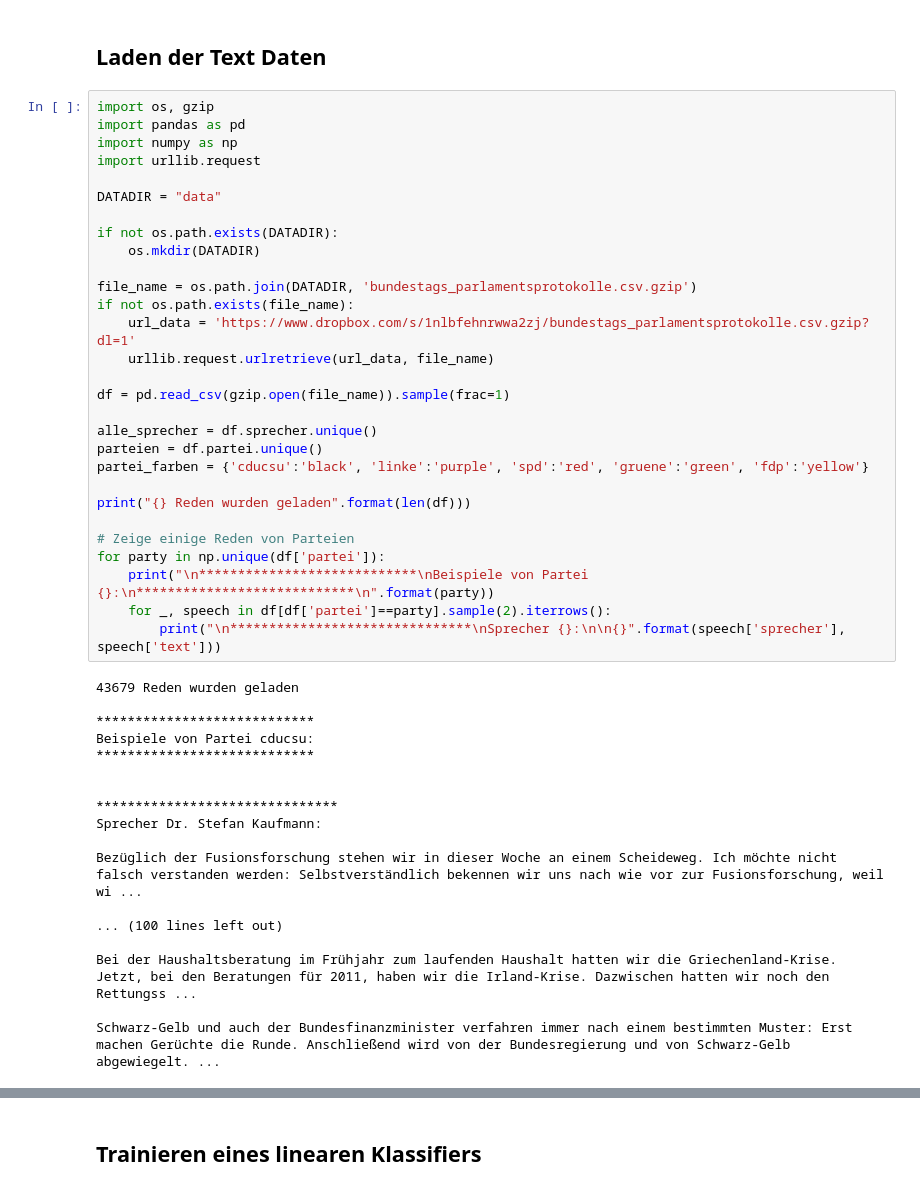
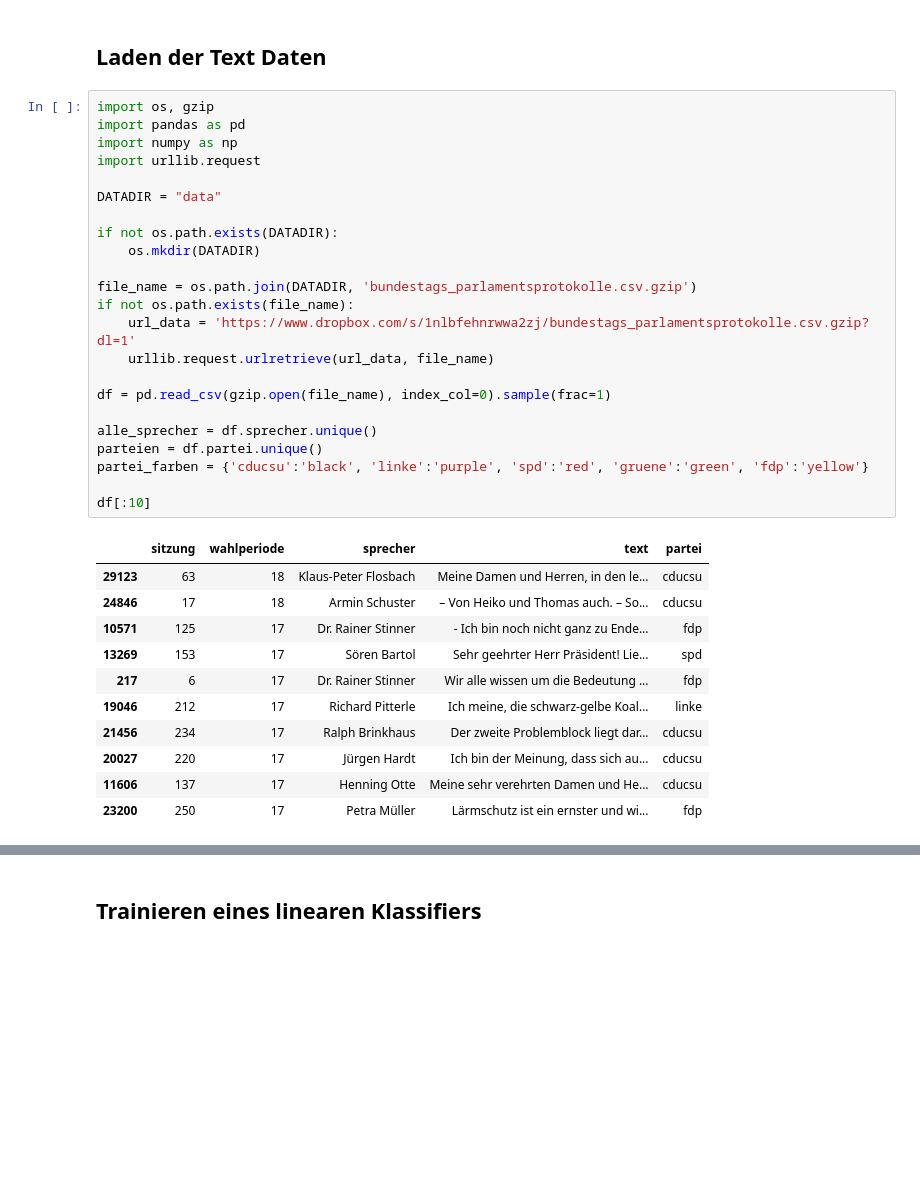
Before and after one commit to felixbiessmann/ml-schule, a Jupyter notebook: ml-schule.ipynb, the cells around one changed output, grey strips where cells are left out. Drawn from its saved outputs; the diff is of its cells as text; blank space fills up the shorter version.

```diff
--- a/ml-schule.ipynb
+++ b/ml-schule.ipynb
@@ -3,48 +3,36 @@
 # %%
 import os, gzip
 import pandas as pd
 import numpy as np
 import urllib.request
 
 DATADIR = "data"
 
 if not os.path.exists(DATADIR):
     os.mkdir(DATADIR)
 
 file_name = os.path.join(DATADIR, 'bundestags_parlamentsprotokolle.csv.gzip')
 if not os.path.exists(file_name):
     url_data = 'https://www.dropbox.com/s/1nlbfehnrwwa2zj/bundestags_parlamentsprotokolle.csv.gzip?dl=1'
     urllib.request.urlretrieve(url_data, file_name)
 
-df = pd.read_csv(gzip.open(file_name)).sample(frac=1)
+df = pd.read_csv(gzip.open(file_name), index_col=0).sample(frac=1)
 
 alle_sprecher = df.sprecher.unique()
 parteien = df.partei.unique()
 partei_farben = {'cducsu':'black', 'linke':'purple', 'spd':'red', 'gruene':'green', 'fdp':'yellow'}
 
-print("{} Reden wurden geladen".format(len(df)))
-
-# Zeige einige Reden von Parteien
-for party in np.unique(df['partei']):
-    print("\n****************************\nBeispiele von Partei {}:\n****************************\n".format(party))
-    for _, speech in df[df['partei']==party].sample(2).iterrows():
-        print("\n*******************************\nSprecher {}:\n\n{}".format(speech['sprecher'], speech['text']))
+df[:10]
 # %% [output]
-43679 Reden wurden geladen
-
-****************************
-Beispiele von Partei cducsu:
-****************************
-
-
-*******************************
-Sprecher Dr. Stefan Kaufmann:
-
-Bezüglich der Fusionsforschung stehen wir in dieser Woche an einem Scheideweg. Ich möchte nicht falsch verstanden werden: Selbstverständlich bekennen wir uns nach wie vor zur Fusionsforschung, weil wi ...
-
-... (100 lines left out)
-
-Bei der Haushaltsberatung im Frühjahr zum laufenden Haushalt hatten wir die Griechenland-Krise. Jetzt, bei den Beratungen für 2011, haben wir die Irland-Krise. Dazwischen hatten wir noch den Rettungss ...
-
-Schwarz-Gelb und auch der Bundesfinanzminister verfahren immer nach einem bestimmten Muster: Erst machen Gerüchte die Runde. Anschließend wird von der Bundesregierung und von Schwarz-Gelb abgewiegelt. ...
+|  | sitzung | wahlperiode | sprecher | text | partei |
+| 29123 | 63 | 18 | Klaus-Peter Flosbach | Meine Damen und Herren, in den le... | cducsu |
+| 24846 | 17 | 18 | Armin Schuster | – Von Heiko und Thomas auch. – So... | cducsu |
+| 10571 | 125 | 17 | Dr. Rainer Stinner | - Ich bin noch nicht ganz zu Ende... | fdp |
+| 13269 | 153 | 17 | Sören Bartol | Sehr geehrter Herr Präsident! Lie... | spd |
+| 217 | 6 | 17 | Dr. Rainer Stinner | Wir alle wissen um die Bedeutung ... | fdp |
+| 19046 | 212 | 17 | Richard Pitterle | Ich meine, die schwarz-gelbe Koal... | linke |
+| 21456 | 234 | 17 | Ralph Brinkhaus | Der zweite Problemblock liegt dar... | cducsu |
+| 20027 | 220 | 17 | Jürgen Hardt | Ich bin der Meinung, dass sich au... | cducsu |
+| 11606 | 137 | 17 | Henning Otte | Meine sehr verehrten Damen und He... | cducsu |
+| 23200 | 250 | 17 | Petra Müller | Lärmschutz ist ein ernster und wi... | fdp |
 # %%
```
Also changed, not shown: parts of 18 cells of this notebook, 2 other files.
